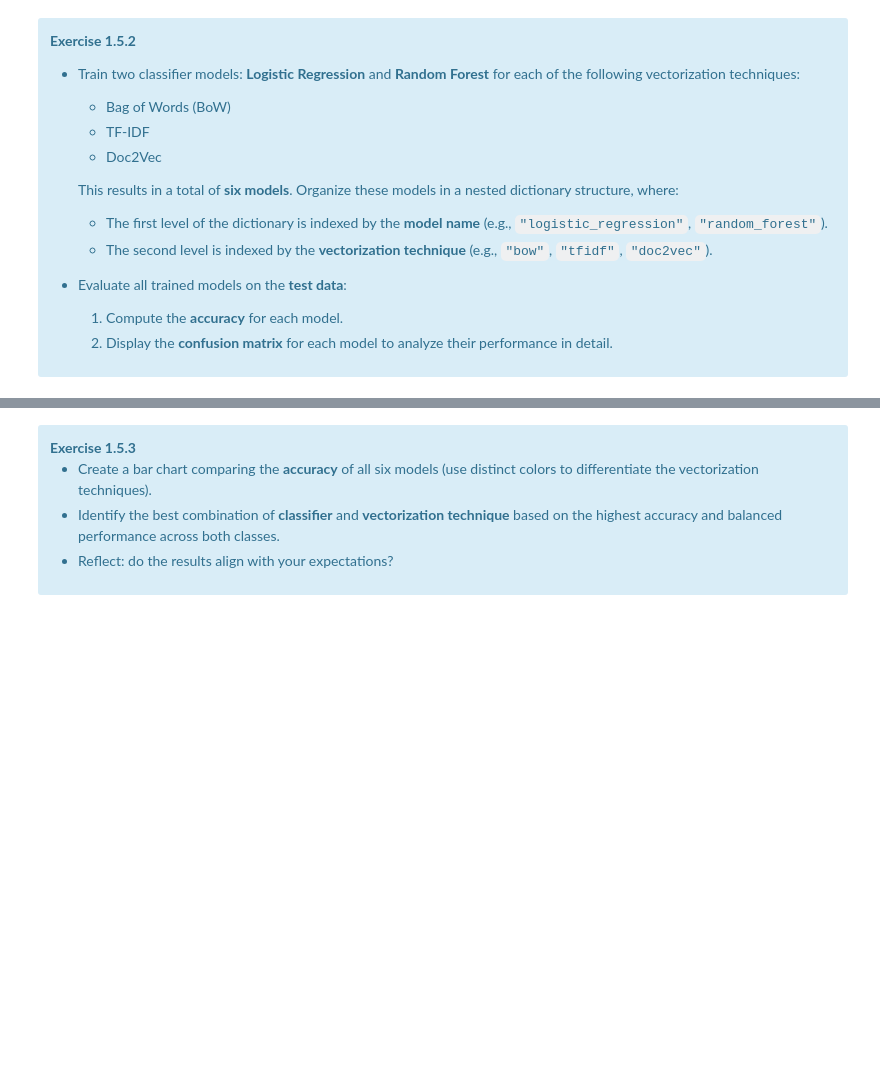
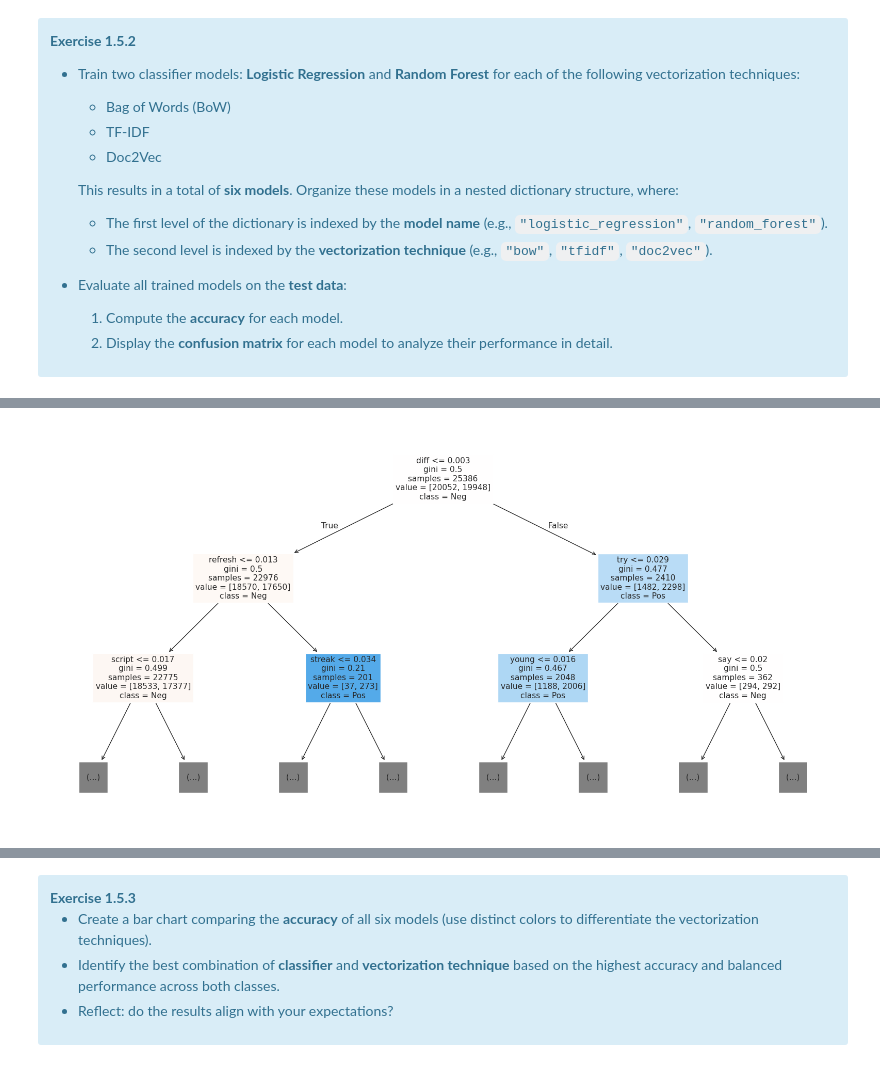
Before and after one commit to khalilb130/AIBT_code, a Jupyter notebook: lab projects/lab_session1/lab_session1_part1.ipynb, the cells around one changed output, grey strips where cells are left out. Cells and saved outputs as stored; diff of their text form; code cells hidden in the pictures; blank space fills up the shorter version.

```diff
--- a/lab projects/lab_session1/lab_session1_part1.ipynb
+++ b/lab projects/lab_session1/lab_session1_part1.ipynb
@@ -902,0 +1004,15 @@ y_train = df_train_tokenized.sentiment
+# %%
+from sklearn.tree import plot_tree
+
+# On récupère le premier arbre de la forêt entraînée sur TF-IDF
+arbre_un = models["random_forest"]["tfidf"].estimators_[0]
+
+plt.figure(figsize=(20,10))
+plot_tree(arbre_un,
+          max_depth=2, # On limite l'affichage pour que ce soit lisible
+          feature_names=tfidf_encoder.get_feature_names_out(),
+          class_names=["Neg", "Pos"],
+          filled=True)
+plt.show()
+# %% [output]
+[figure, added]
```
Also changed, not shown: parts of 12 cells of this notebook.
